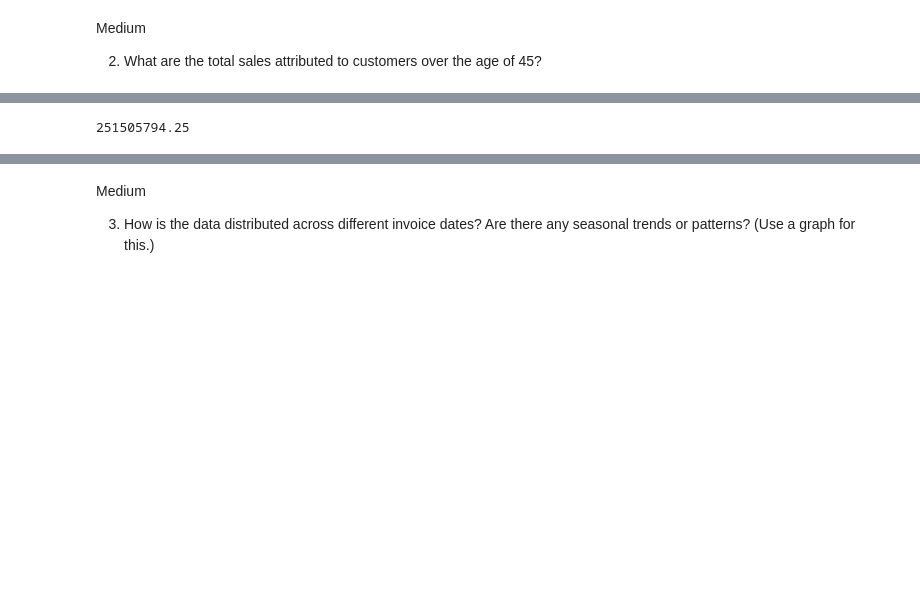
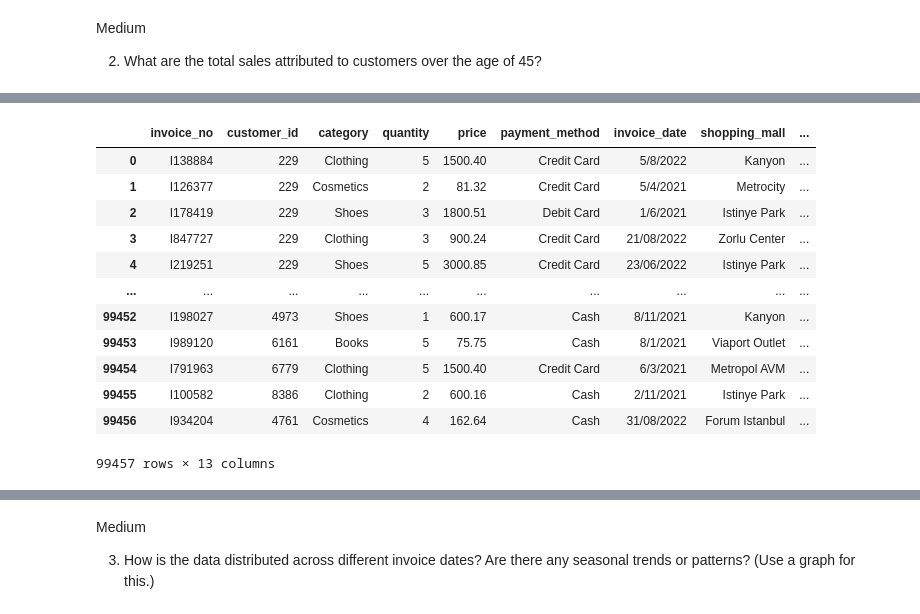
Before and after one commit to dustinchanlim/dustin-itm, a Jupyter notebook: sales-data.ipynb, the cells around one changed output, grey strips where cells are left out. Cells and saved outputs as stored; diff of their text form; code cells hidden in the pictures; blank space fills up the shorter version.

```diff
--- a/sales-data.ipynb
+++ b/sales-data.ipynb
@@ -102,9 +117,17 @@ Medium
 # %%
-yup = pd.merge(table, huhu, left_on="id", right_on="customer_id").drop('customer_id', axis=1)
-age = 45
-total_revenue = yup['quantity'] * yup['price']
-filtered_table = yup[yup['age'] > age]
-over_45_sales = total_revenue.sum()
-print(over_45_sales)
+df3=pd.merge(huhu,table,left_on="customer_id",right_on="id")
+df3
 # %% [output]
+|  | invoice_no | customer_id | category | quantity | price | payment_method | invoice_date | shopping_mall | ... |
+| 0 | I138884 | 229 | Clothing | 5 | 1500.40 | Credit Card | 5/8/2022 | Kanyon | ... |
+| 1 | I126377 | 229 | Cosmetics | 2 | 81.32 | Credit Card | 5/4/2021 | Metrocity | ... |
+| 2 | I178419 | 229 | Shoes | 3 | 1800.51 | Debit Card | 1/6/2021 | Istinye Park | ... |
+| 3 | I847727 | 229 | Clothing | 3 | 900.24 | Credit Card | 21/08/2022 | Zorlu Center | ... |
+| 4 | I219251 | 229 | Shoes | 5 | 3000.85 | Credit Card | 23/06/2022 | Istinye Park | ... |
+| ... | ... | ... | ... | ... | ... | ... | ... | ... | ... |
+| 99452 | I198027 | 4973 | Shoes | 1 | 600.17 | Cash | 8/11/2021 | Kanyon | ... |
+| 99453 | I989120 | 6161 | Books | 5 | 75.75 | Cash | 8/1/2021 | Viaport Outlet | ... |
+| 99454 | I791963 | 6779 | Clothing | 5 | 1500.40 | Credit Card | 6/3/2021 | Metropol AVM | ... |
+| 99455 | I100582 | 8386 | Clothing | 2 | 600.16 | Cash | 2/11/2021 | Istinye Park | ... |
+| 99456 | I934204 | 4761 | Cosmetics | 4 | 162.64 | Cash | 31/08/2022 | Forum Istanbul | ... |
-251505794.25
+99457 rows × 13 columns
```
Also changed, not shown: parts of 9 cells of this notebook.
